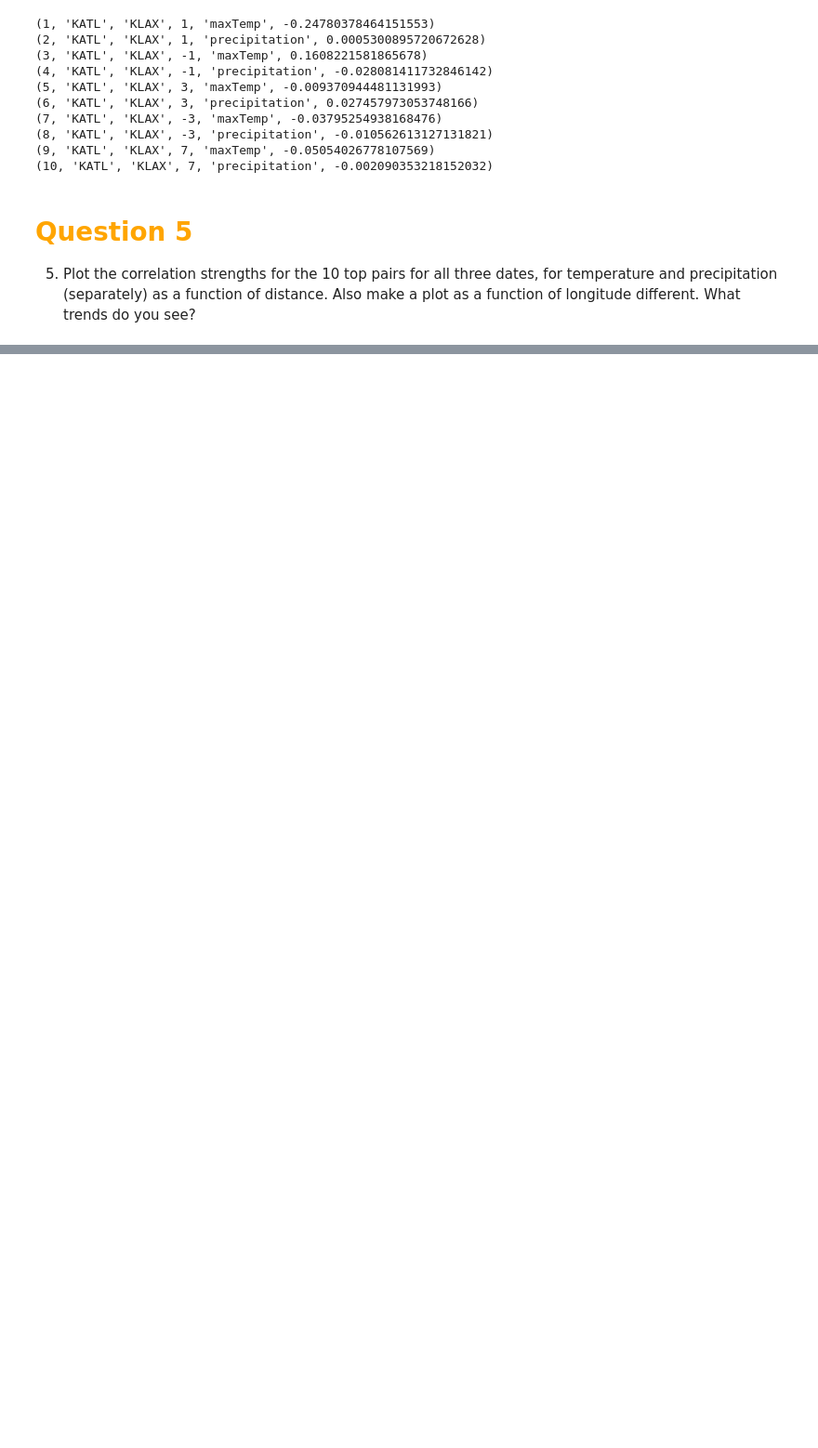
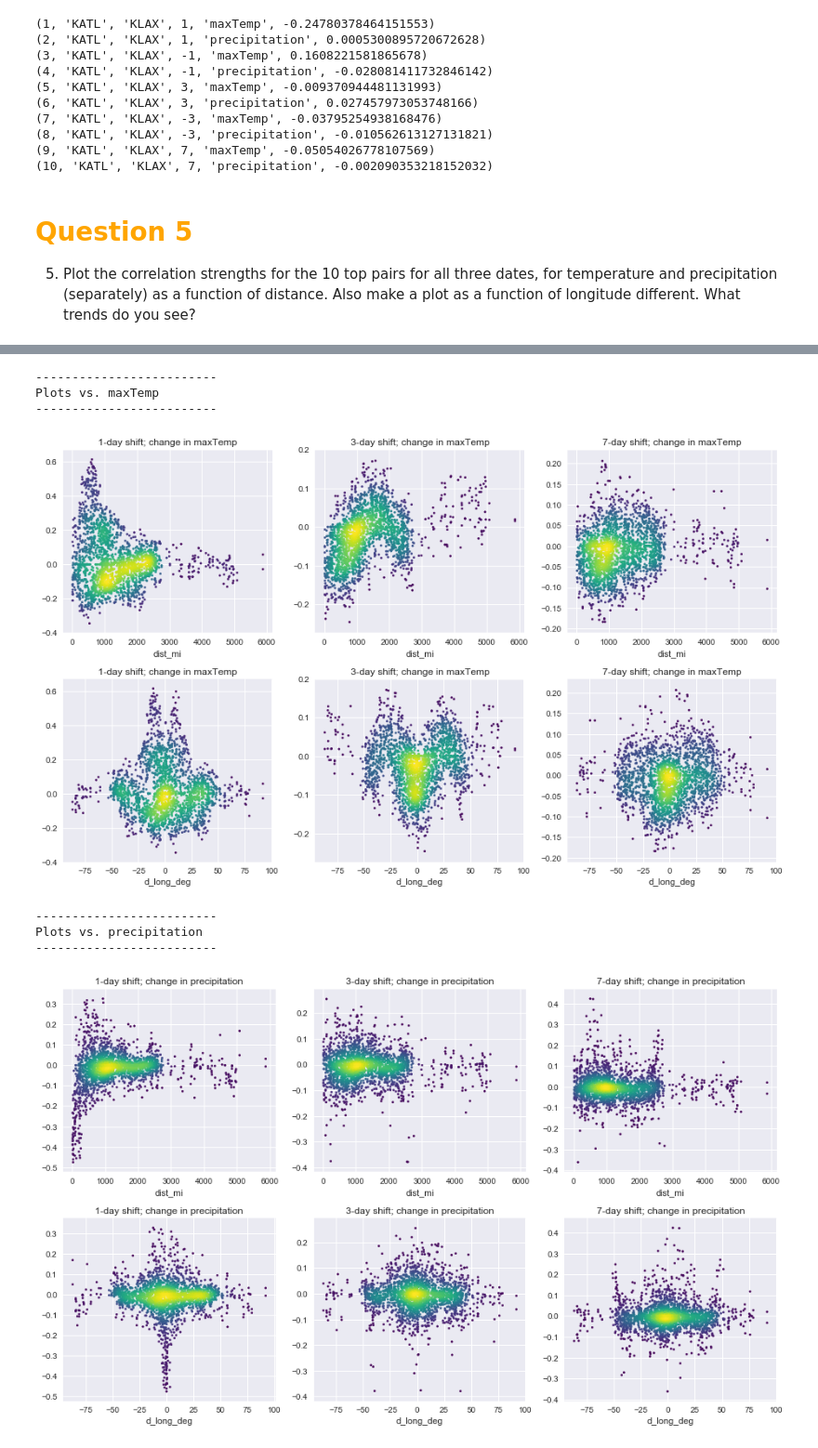
Before and after one commit to mattjaffe42/hw_py_ay250, a Jupyter notebook: hw5/jaffe_hw5.ipynb, the cells around one changed output, grey strips where cells are left out. Shown: that part at 93% size. Drawn from its saved outputs; the diff is of its cells as text; code cells hidden in the pictures; blank space fills up the shorter version.

```diff
--- a/hw5/jaffe_hw5.ipynb
+++ b/hw5/jaffe_hw5.ipynb
@@ -395,0 +378,21 @@ df['d_long_deg'] = 360/(2*3.14)*(df['long_A'] - df['long_B'])
+# %%
+# Get most correlated data
+shifts = [1, 3, 7]
+var_strs = ["precipitation", "maxTemp"]
+
+def get_top_corrs(n):
+    """Returns DataFrame containing the strongest n correlations."""
+    df = pd.DataFrame()
+    for shift in shifts:
+        for var_str in var_strs:
+            sql_cmd = f"SELECT * FROM correlations WHERE (shift={shift} OR shift={-shift}) AND variable='{var_str}'"
+            this_df = pd.read_sql_query(sql_cmd, connection)
+            this_df.rename(columns={'corrcoeff':'corrStrength'}, inplace=True)
+            this_df = this_df.reindex(this_df.corrStrength.abs().sort_values(ascending=False).index)
+            df = pd.concat([df, this_df[:n]])
+    # Add distances and longitude differences to correlation dataframe.
+    df['lat_A'], df['long_A'] = get_latlong(df['icao_A'])
+    df['lat_B'], df['long_B'] = get_latlong(df['icao_B'])
+    df['dist_mi'] = latlong_dist(df['lat_A'], df['long_A'], df['lat_B'], df['long_B'])
+    df['d_long_deg'] = 360/(2*3.14)*(df['long_A'] - df['long_B'])
+    return df
@@ -424,0 +479,14 @@ for xvar in xvars:
+# %%
+df = get_top_corrs(-1)
+fig, ax = plot_weather_corrs2(df)
+
+plt.show()
+# %% [output]
+-------------------------
+Plots vs. maxTemp
+-------------------------
+[figure, added]
+-------------------------
+Plots vs. precipitation
+-------------------------
+[figure, added]
```
Also changed, not shown: parts of 9 cells of this notebook.
